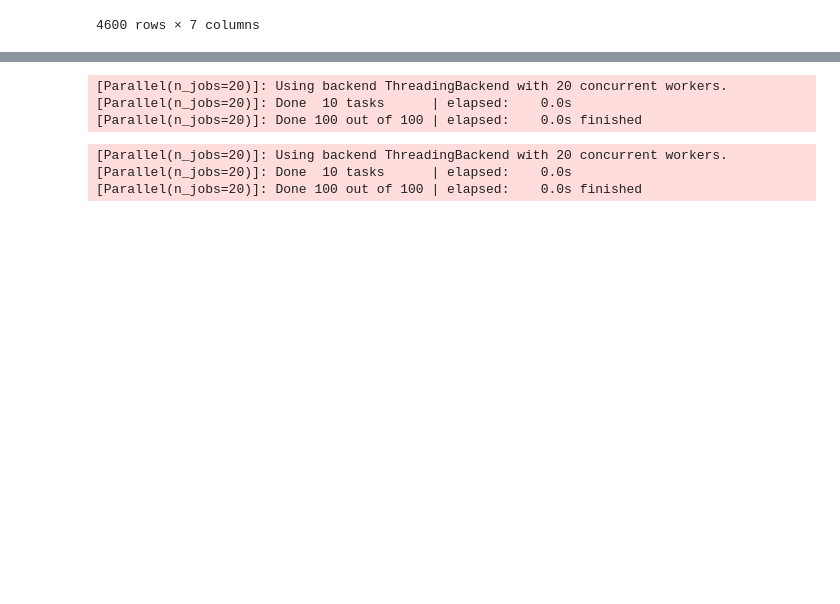
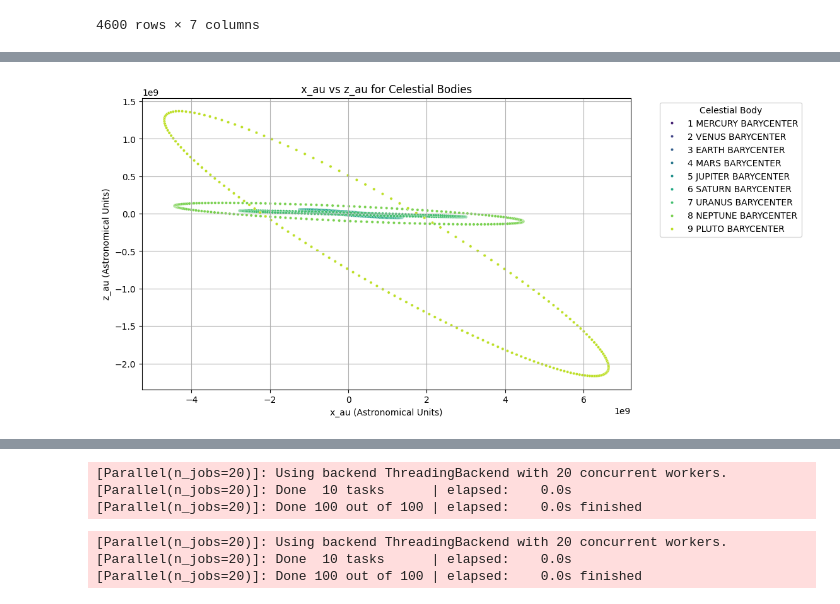
Before and after one commit to ARoyyanF/RBL-AnalisisData-ML, a Jupyter notebook: current-notebooks/multiple-rf.ipynb, the cells around one changed output, grey strips where cells are left out. Drawn from its saved outputs; the diff is of its cells as text; code cells hidden in the pictures; blank space fills up the shorter version.

```diff
--- a/current-notebooks/multiple-rf.ipynb
+++ b/current-notebooks/multiple-rf.ipynb
@@ -55,0 +98,11 @@ df
+# %%
+plt.figure(figsize=(10, 6))
+sns.scatterplot(data=df[df['planets_only']!='other'], x='x_au', y='z_au', hue='planets_only', palette='viridis', s=10)
+plt.title('x_au vs z_au for Celestial Bodies')
+plt.xlabel('x_au (Astronomical Units)')
+plt.ylabel('z_au (Astronomical Units)')
+plt.legend(title='Celestial Body', bbox_to_anchor=(1.05, 1), loc='upper left')
+plt.grid(True)
+plt.show()
+# %% [output]
+[figure, added]
```
Also changed, not shown: parts of 21 cells of this notebook.
